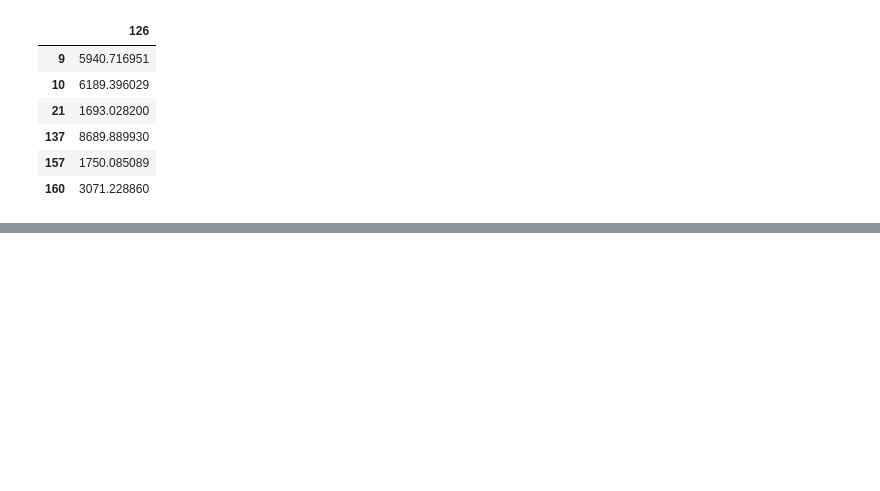
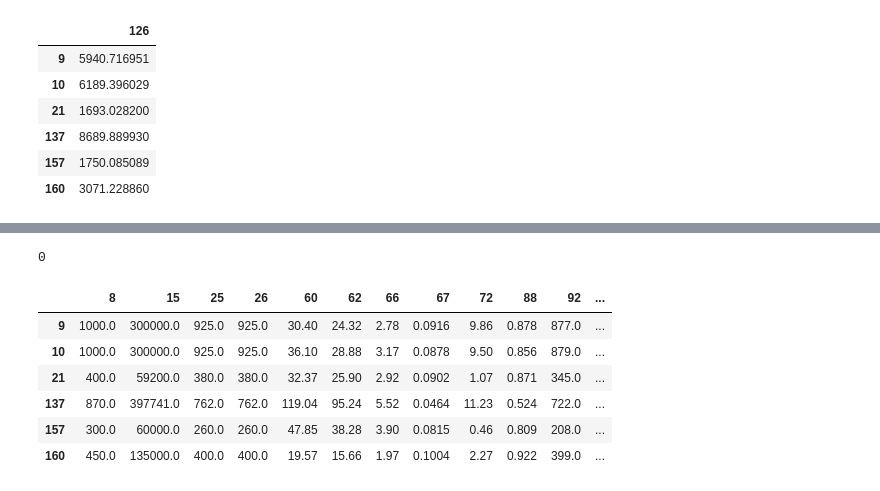
Before and after one commit to adomakor412/MSNT_Thesis_ML_CE, a Jupyter notebook: dfexp_prediction.ipynb, the cells around one changed output, grey strips where cells are left out. Cells and saved outputs as stored; diff of their text form; code cells hidden in the pictures; blank space fills up the shorter version.

```diff
--- a/dfexp_prediction.ipynb
+++ b/dfexp_prediction.ipynb
@@ -1453,0 +1707,16 @@ sum_F_pred = sum(df_Failed_F['76']<df_Failed_Output
+# %%
+sum_test = sum(df_F_tested['76'] < df_pred['Prediction'])
+sum_test
+# %% [output]
+0
+# %%
+df_Failed = df_Dim.loc[dfexp[dfexp['76'] <dfexp['126']].index]
+df_Failed
+# %% [output]
+|  | 8 | 15 | 25 | 26 | 60 | 62 | 66 | 67 | 72 | 88 | 92 | ... |
+| 9 | 1000.0 | 300000.0 | 925.0 | 925.0 | 30.40 | 24.32 | 2.78 | 0.0916 | 9.86 | 0.878 | 877.0 | ... |
+| 10 | 1000.0 | 300000.0 | 925.0 | 925.0 | 36.10 | 28.88 | 3.17 | 0.0878 | 9.50 | 0.856 | 879.0 | ... |
+| 21 | 400.0 | 59200.0 | 380.0 | 380.0 | 32.37 | 25.90 | 2.92 | 0.0902 | 1.07 | 0.871 | 345.0 | ... |
+| 137 | 870.0 | 397741.0 | 762.0 | 762.0 | 119.04 | 95.24 | 5.52 | 0.0464 | 11.23 | 0.524 | 722.0 | ... |
+| 157 | 300.0 | 60000.0 | 260.0 | 260.0 | 47.85 | 38.28 | 3.90 | 0.0815 | 0.46 | 0.809 | 208.0 | ... |
+| 160 | 450.0 | 135000.0 | 400.0 | 400.0 | 19.57 | 15.66 | 1.97 | 0.1004 | 2.27 | 0.922 | 399.0 | ... |
```
Also changed, not shown: parts of 48 cells of this notebook.
